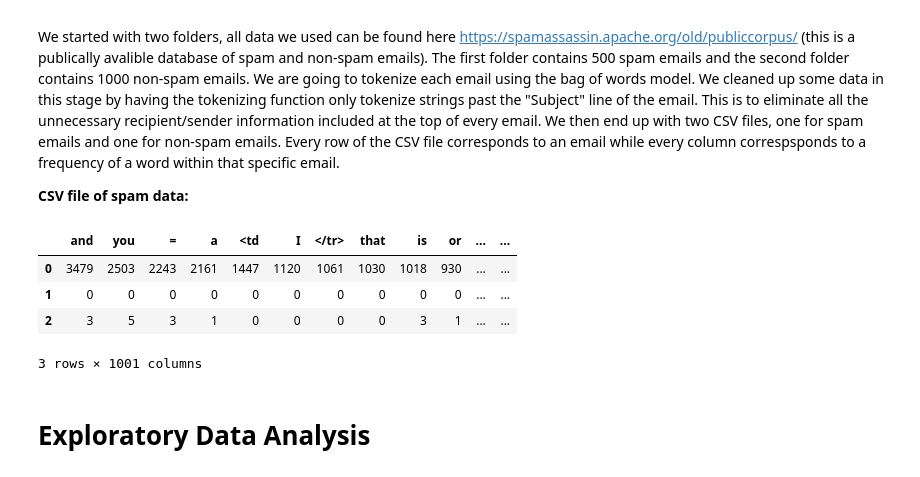
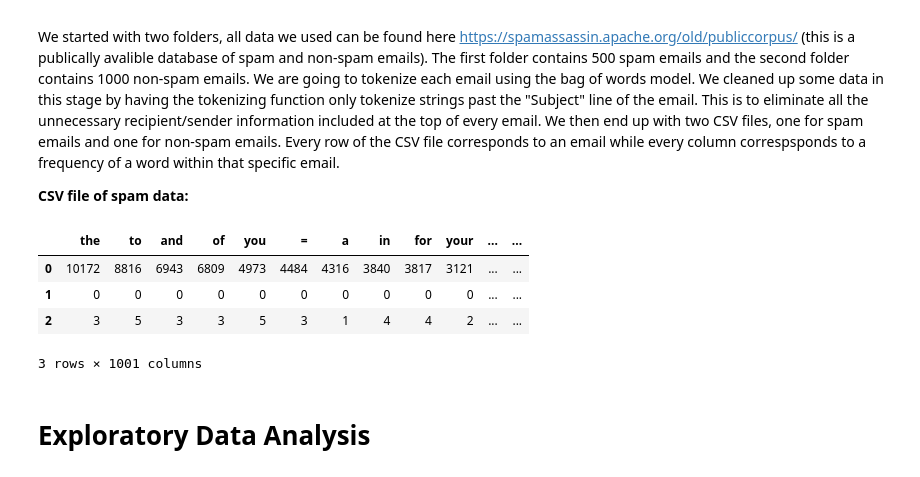
Before and after one commit to frab6562/CS105-Final_Project, a Jupyter notebook: Final_Project.ipynb, the cells around one changed output. Drawn from its saved outputs; the diff is of its cells as text; code cells hidden in the pictures.

```diff
--- a/Final_Project.ipynb
+++ b/Final_Project.ipynb
@@ -13,23 +13,23 @@ We started with two folders, all data we used can be found here https://spamassa
 # %%
 import pandas as pd
 import numpy as np
 
-spam = pd.read_csv("Spam_data.csv")
+spam = pd.read_csv("New_Spam.csv")
 spam["Type"] = "spam"
 
 spam.loc[:,'money':'but'] = spam.loc[:,'money':'but'].replace(np.nan, 0)
 
-not_spam = pd.read_csv("Non_Spam_Data.csv")
+not_spam = pd.read_csv("New_NoSpam.csv")
 not_spam["Type"] = "not_spam"
 
 not_spam.loc[:,'money':'but'] = spam.loc[:,'money':'but'].replace(np.nan, 0)
 
 spam.head(3)
 # %% [output]
-|  | and | you | = | a | <td | I | </tr> | that | is | or | ... | ... |
-| 0 | 3479 | 2503 | 2243 | 2161 | 1447 | 1120 | 1061 | 1030 | 1018 | 930 | ... | ... |
+|  | the | to | and | of | you | = | a | in | for | your | ... | ... |
+| 0 | 10172 | 8816 | 6943 | 6809 | 4973 | 4484 | 4316 | 3840 | 3817 | 3121 | ... | ... |
 | 1 | 0 | 0 | 0 | 0 | 0 | 0 | 0 | 0 | 0 | 0 | ... | ... |
-| 2 | 3 | 5 | 3 | 1 | 0 | 0 | 0 | 0 | 3 | 1 | ... | ... |
+| 2 | 3 | 5 | 3 | 3 | 5 | 3 | 1 | 4 | 4 | 2 | ... | ... |
 3 rows × 1001 columns
 # %% [markdown]
 # Exploratory Data Analysis
```
Also changed, not shown: parts of 5 cells of this notebook, 2 other files.
